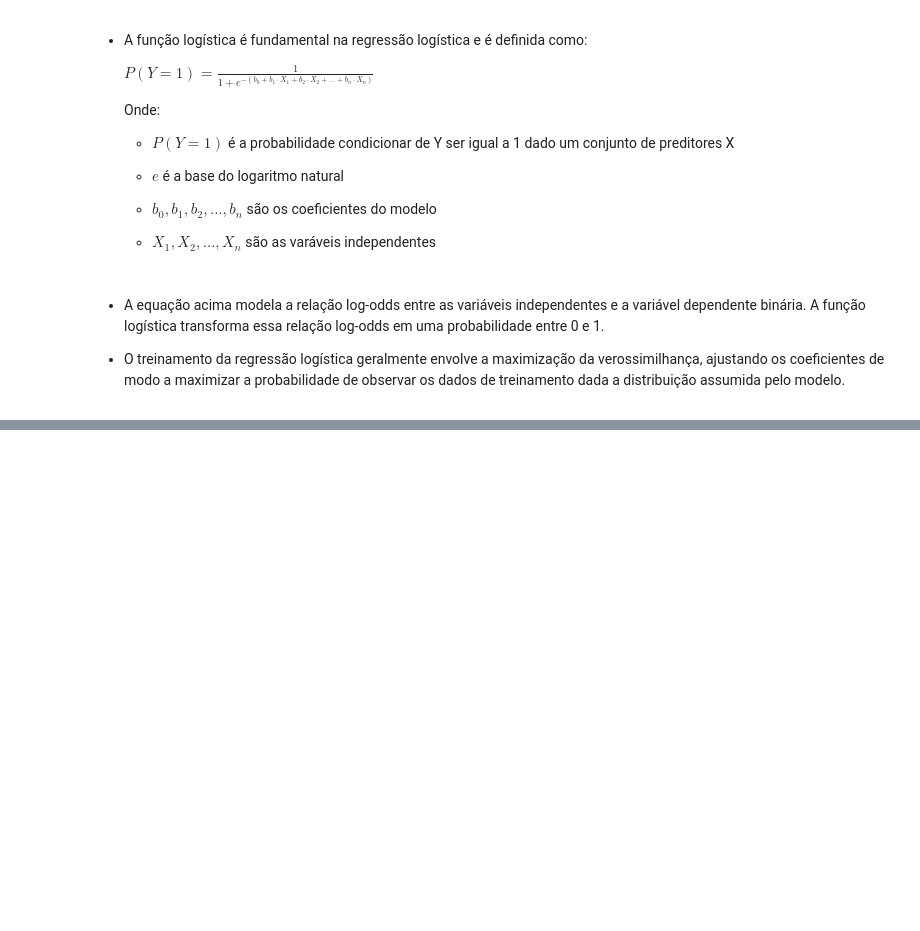
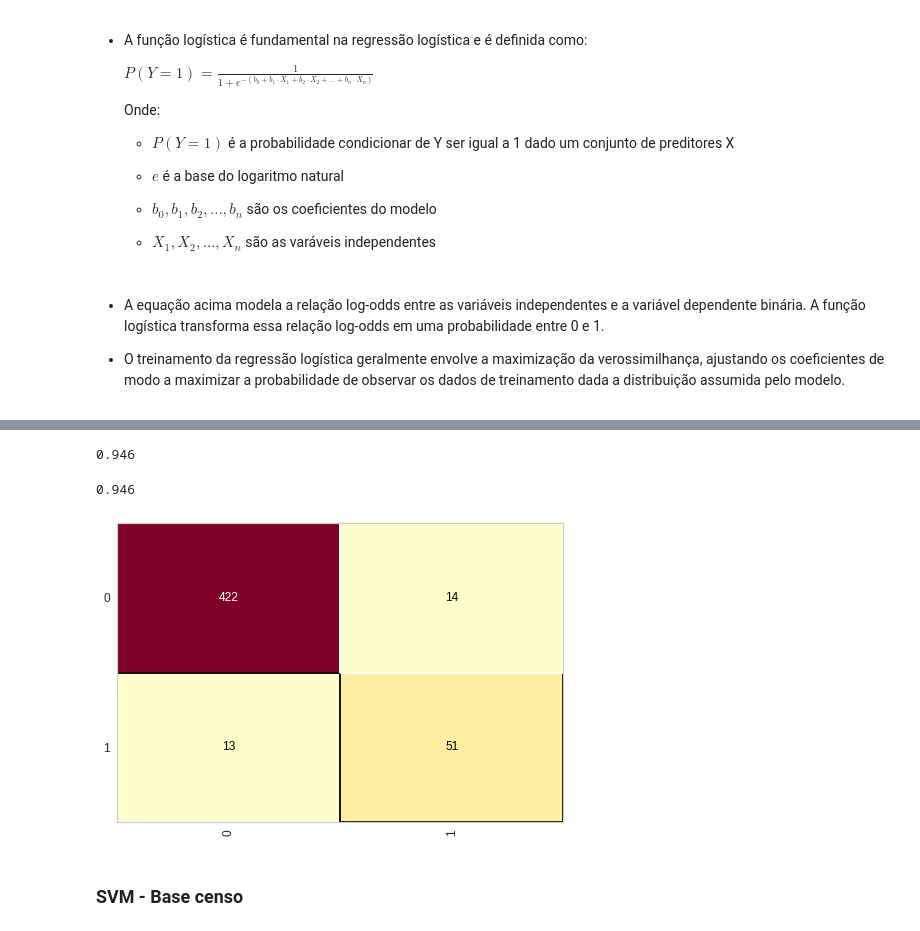
Before and after one commit to CarlosAraujo7/Machine-Learning-Study, a Jupyter notebook: Data Science and Machine Learning.ipynb, the cells around one changed output, grey strips where cells are left out. Cells and saved outputs as stored; diff of their text form; code cells hidden in the pictures; blank space fills up the shorter version.

```diff
--- a/Data Science and Machine Learning.ipynb
+++ b/Data Science and Machine Learning.ipynb
@@ -882,0 +1844,8 @@ print(classification_report(Y_census_teste, previsao))
+# %%
+svm_credit = SVC(kernel='linear', random_state=1, C=1.0)
+
+# kernel = linar, poly, sigmoid, rbf
+
+# C = 1.0, nesse parâmetro, quanto maior o valor, maior a tendência do algoritmo encontrar as linhas para fazer as separações entre as classes
+
+svm_credit.fit(X_credit_treinamento, Y_credit_treinamento)
@@ -882,0 +1875,13 @@ print(classification_report(Y_census_teste, previsao))
+# %%
+accuracy_score(Y_credit_teste, previsao)
+# %% [output]
+0.946
+# %%
+cm = ConfusionMatrix(svm_credit)
+cm.fit(X_credit_treinamento, Y_credit_treinamento)
+cm.score(X_credit_teste, Y_credit_teste)
+# %% [output]
+0.946
+[figure, added]
+# %% [markdown]
+### SVM - Base censo
```
Also changed, not shown: parts of 166 cells of this notebook.
